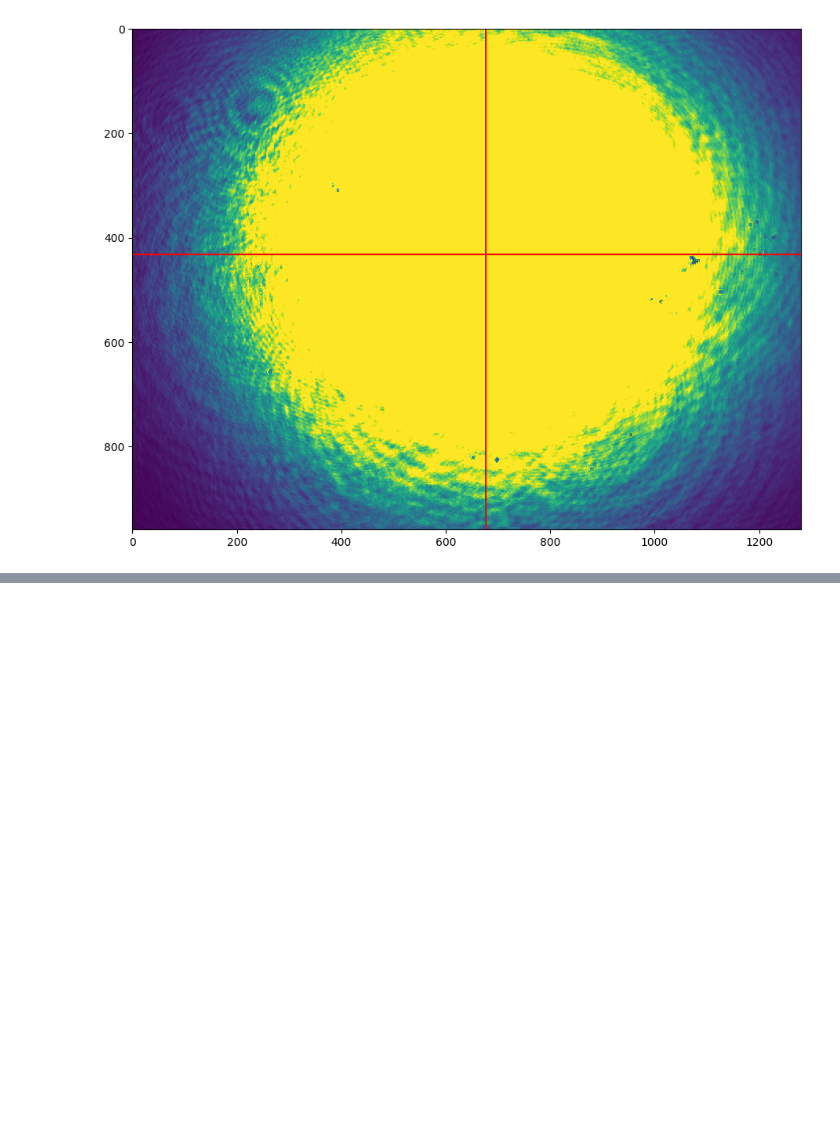
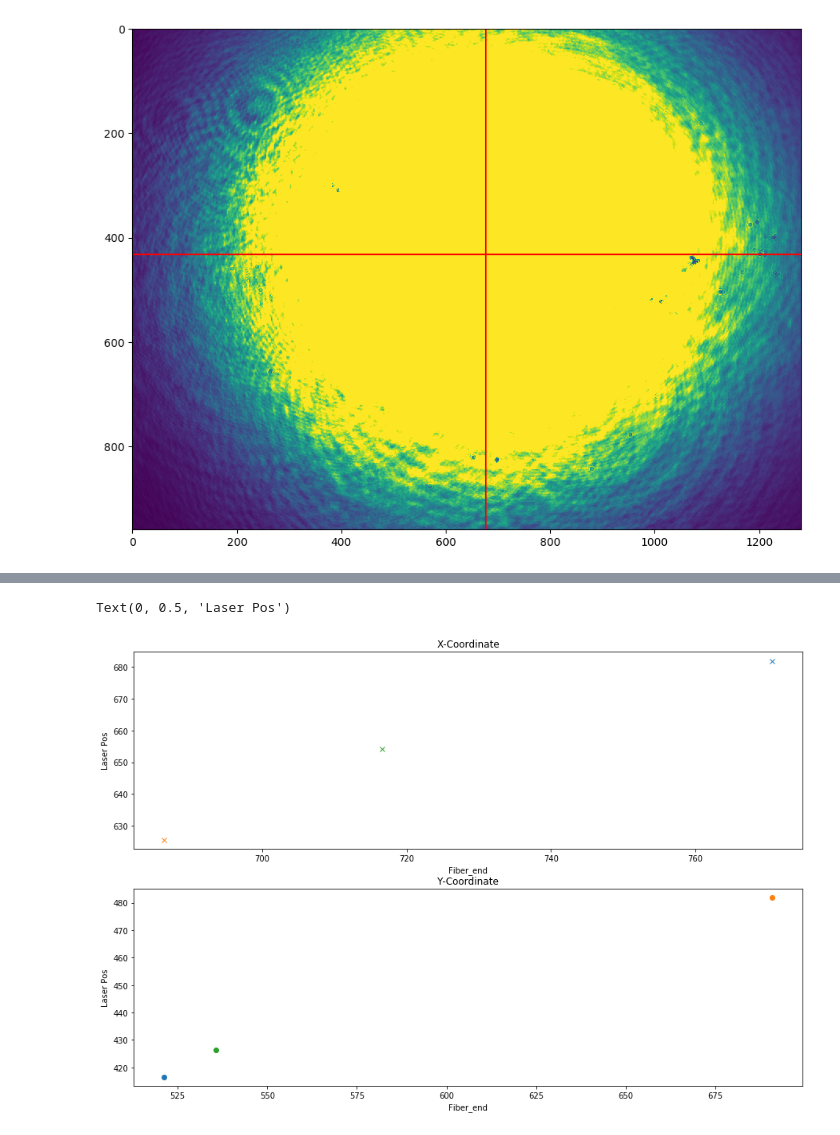
Before and after one commit to jmschr/DisperScripts, a Jupyter notebook: notebooks/Fitting coordinates.ipynb, the cells around one changed output, grey strips where cells are left out. Drawn from its saved outputs; the diff is of its cells as text; code cells hidden in the pictures; blank space fills up the shorter version.

```diff
--- a/notebooks/Fitting coordinates.ipynb
+++ b/notebooks/Fitting coordinates.ipynb
@@ -95,0 +212,11 @@ array([[[45., 55., 37.]]], dtype=float32)
+# %%
+# Let's calculate the averages and coordinate them in one data structure
+
+cartridge_alignment_information = {}
+
+for c in list_cartridges:
+    fiber_end = np.load(os.path.join(base_dir, f'coordinates_fiber_end_{c}_0.npy'))
+    laser_pos = np.mean(np.load(os.path.join(base_dir, f'laser_positions_{c}.npy')),0)
+    cartridge_alignment_information.update({
+        c: {'fiber_end': fiber_end, 'laser_pos': laser_pos}
+    })
@@ -95,0 +240,19 @@ array([[[45., 55., 37.]]], dtype=float32)
+# %%
+fig, ax = plt.subplots(2, figsize=(15,10))
+cartridges_to_plot = cartridge_alignment_information.keys()
+cartridges_to_plot = ['1902130', '1902123', '1902121']
+for cartridge in cartridges_to_plot:
+    fiber_end = cartridge_alignment_information[cartridge]['fiber_end']
+    laser_pos = cartridge_alignment_information[cartridge]['laser_pos']
+    ax[0].plot(fiber_end[0], laser_pos[0], 'x')
+    ax[1].plot(fiber_end[1], laser_pos[1], 'o')
+
+ax[0].set_title('X-Coordinate')
+ax[0].set_xlabel('Fiber_end')
+ax[0].set_ylabel('Laser Pos')
+ax[1].set_title('Y-Coordinate')
+ax[1].set_xlabel('Fiber_end')
+ax[1].set_ylabel('Laser Pos')
+# %% [output]
+Text(0, 0.5, 'Laser Pos')
+[figure, added]
```
Also changed, not shown: parts of 10 cells of this notebook.
